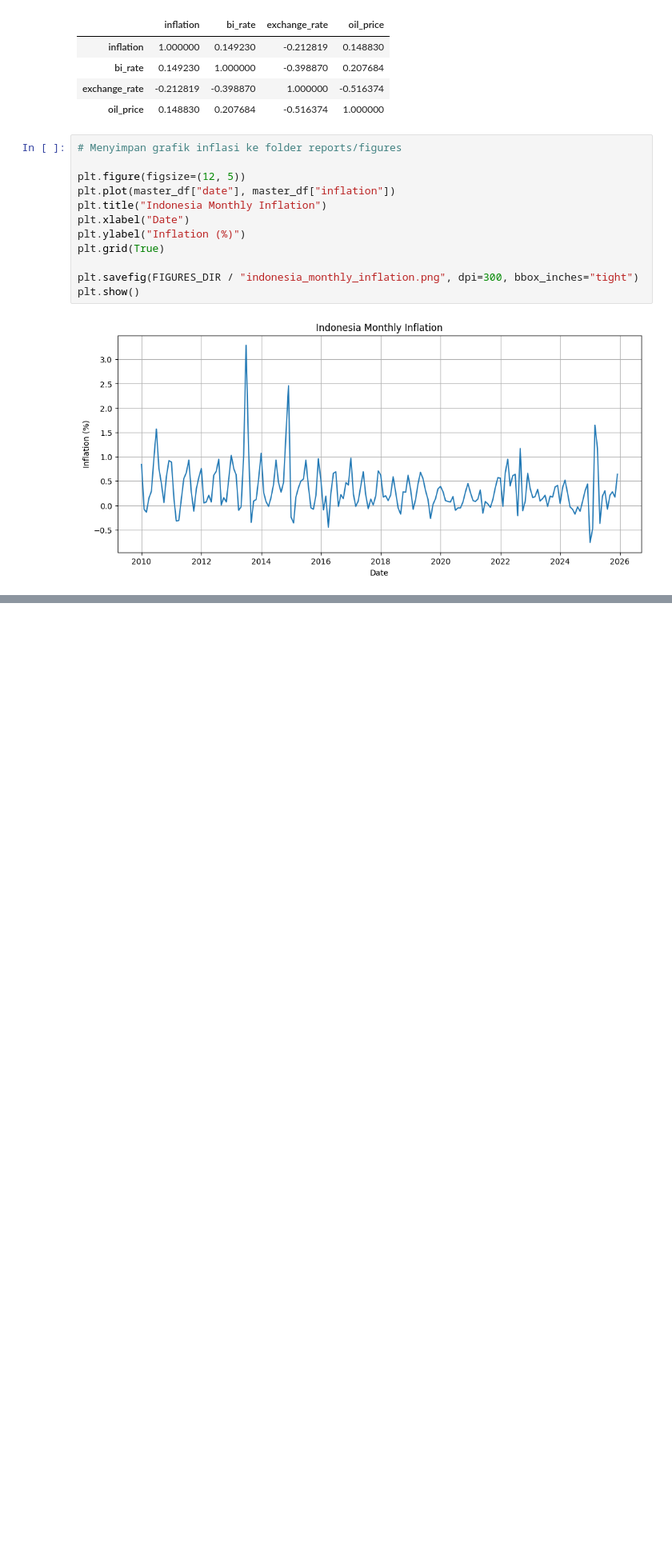
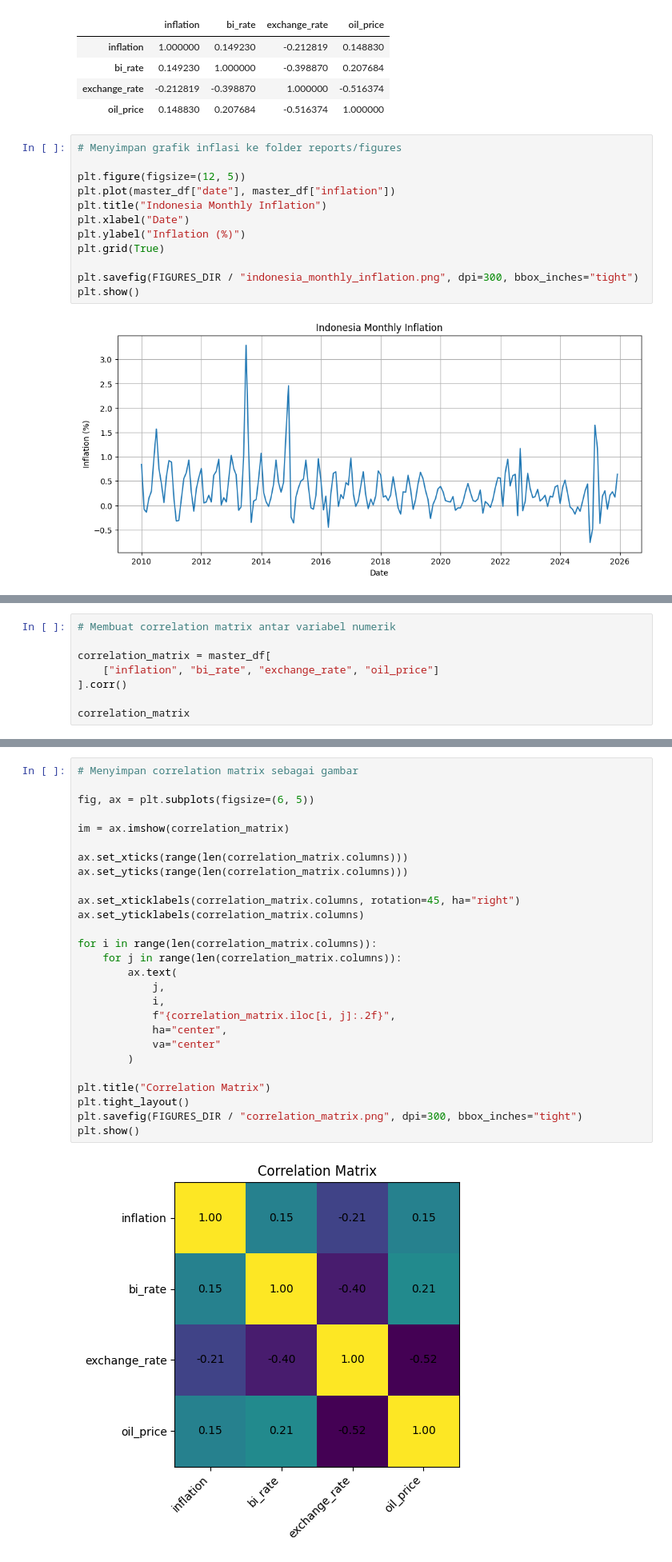
Before and after one commit to MidnightMaria/inflation-forecasting, a Jupyter notebook: notebooks/07_eda.ipynb, the cells around one changed output, grey strips where cells are left out. Shown at 80% size. Drawn from its saved outputs; the diff is of its cells as text; blank space fills up the shorter version.

Commit message:
add exploratory data analysis visualizations

```diff
--- a/notebooks/07_eda.ipynb
+++ b/notebooks/07_eda.ipynb
@@ -161,0 +231,8 @@ plt.show()
+# %%
+# Membuat correlation matrix antar variabel numerik
+
+correlation_matrix = master_df[
+    ["inflation", "bi_rate", "exchange_rate", "oil_price"]
+].corr()
+
+correlation_matrix
@@ -161,0 +245,29 @@ plt.show()
+# %%
+# Menyimpan correlation matrix sebagai gambar
+
+fig, ax = plt.subplots(figsize=(6, 5))
+
+im = ax.imshow(correlation_matrix)
+
+ax.set_xticks(range(len(correlation_matrix.columns)))
+ax.set_yticks(range(len(correlation_matrix.columns)))
+
+ax.set_xticklabels(correlation_matrix.columns, rotation=45, ha="right")
+ax.set_yticklabels(correlation_matrix.columns)
+
+for i in range(len(correlation_matrix.columns)):
+    for j in range(len(correlation_matrix.columns)):
+        ax.text(
+            j,
+            i,
+            f"{correlation_matrix.iloc[i, j]:.2f}",
+            ha="center",
+            va="center"
+        )
+
+plt.title("Correlation Matrix")
+plt.tight_layout()
+plt.savefig(FIGURES_DIR / "correlation_matrix.png", dpi=300, bbox_inches="tight")
+plt.show()
+# %% [output]
+[figure, added]
```
Also changed, not shown: parts of 7 cells of this notebook, 1 other file.
